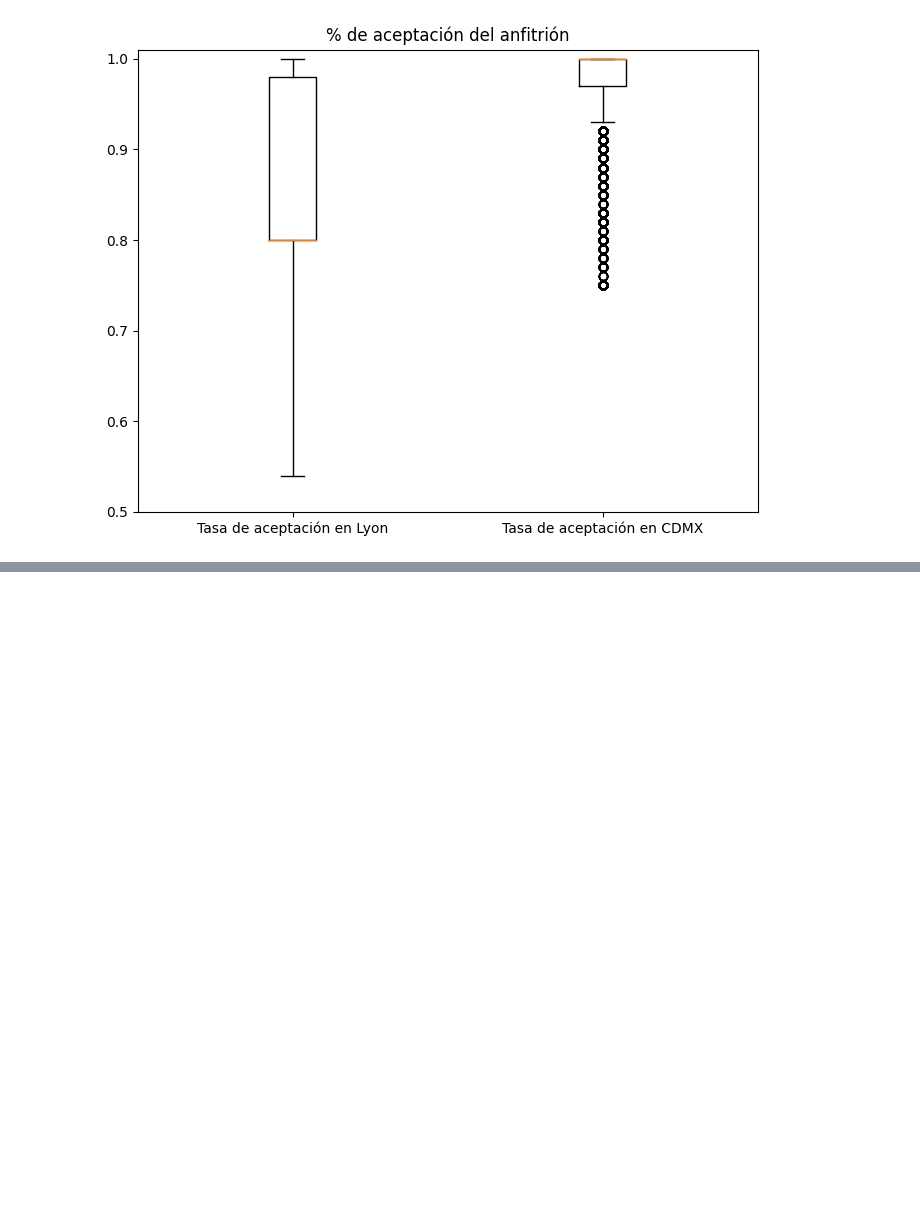
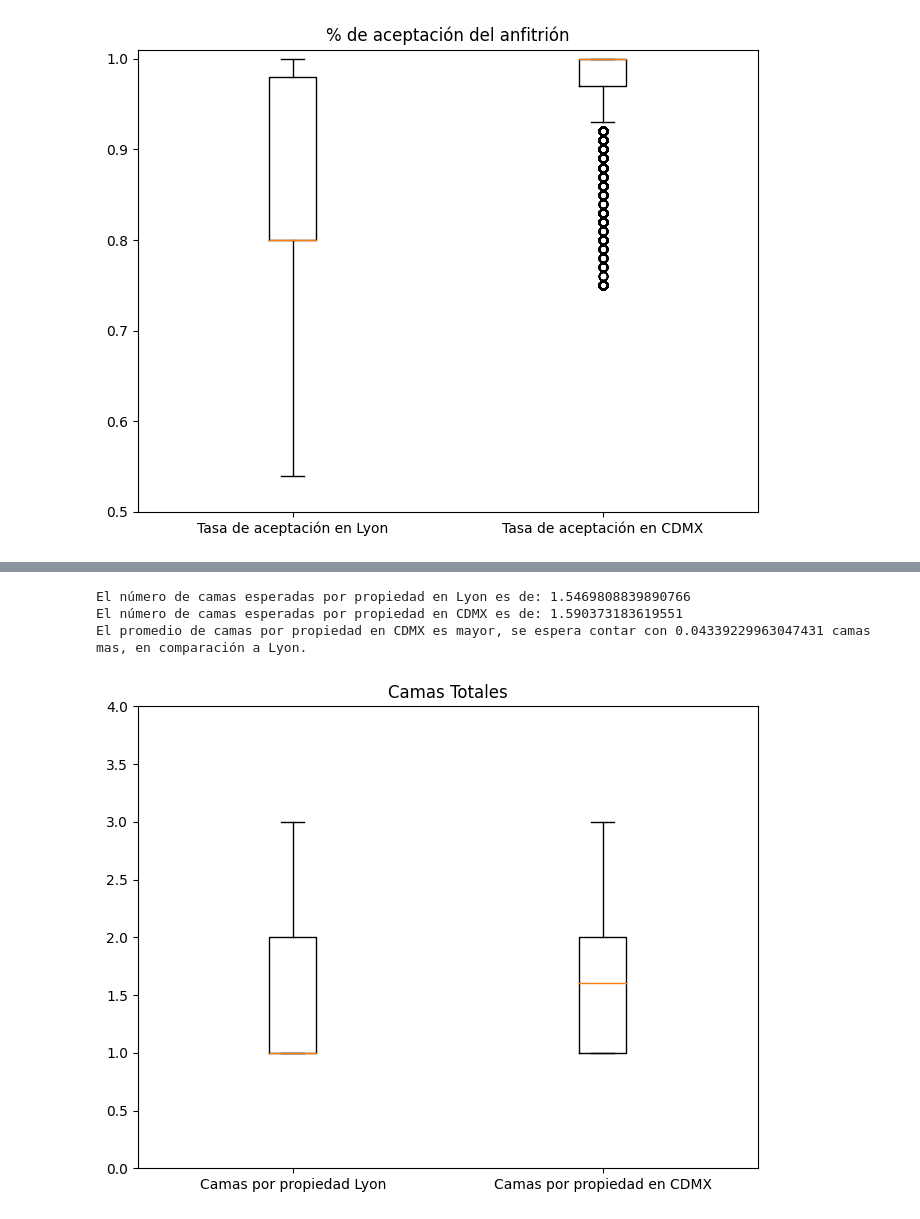
Before and after one commit to AlbertoMuro/Evidencia1, a Jupyter notebook: codigo.ipynb, the cells around one changed output, grey strips where cells are left out. Saved outputs shown, nothing was run; the diff lists cells and outputs as text; code cells hidden in the pictures; blank space fills up the shorter version.

```diff
--- a/codigo.ipynb
+++ b/codigo.ipynb
@@ -625,0 +658,32 @@ La tasa promedio de aceptación de los anfitriones en CDMX es de 10.758380770240
+# %%
+#beds
+beds_df1 = lyon_limpio['beds'].mean()
+beds_df2 = cdmx_limpio['beds'].mean()
+# Calcular la diferencia numérica entre las medias
+diferencia = abs(beds_df1 - beds_df2)
+
+print(f"El número de camas esperadas por propiedad en Lyon es de: {beds_df1}")
+print(f"El número de camas esperadas por propiedad en CDMX es de: {beds_df2}")
+
+if beds_df1 > beds_df2:
+    print(f"El promedio de camas por propiedad en Lyon es mayor, se espera contar con {diferencia} camas mas, en comparación a CDMX.")
+elif beds_df1 < beds_df2:
+    print(f"El promedio de camas por propiedad en CDMX es mayor, se espera contar con {diferencia} camas mas, en comparación a Lyon.")
+else:
+    print("El promedio de camas por propiedad es igual para ambas ciudades.")
+
+#Análisis visual
+beds = [lyon_limpio["beds"], cdmx_limpio["beds"]]
+labels = ['Camas por propiedad Lyon', 'Camas por propiedad en CDMX']
+
+plt.figure(figsize=(8, 6))
+plt.boxplot(beds, labels=labels)
+plt.ylim(0,4)
+plt.title('Camas Totales')
+plt.ylabel('')
+plt.show()
+# %% [output]
+El número de camas esperadas por propiedad en Lyon es de: 1.5469808839890766
+El número de camas esperadas por propiedad en CDMX es de: 1.590373183619551
+El promedio de camas por propiedad en CDMX es mayor, se espera contar con 0.04339229963047431 camas mas, en comparación a Lyon.
+[figure, added]
```
Also changed, not shown: parts of 5 cells of this notebook.
